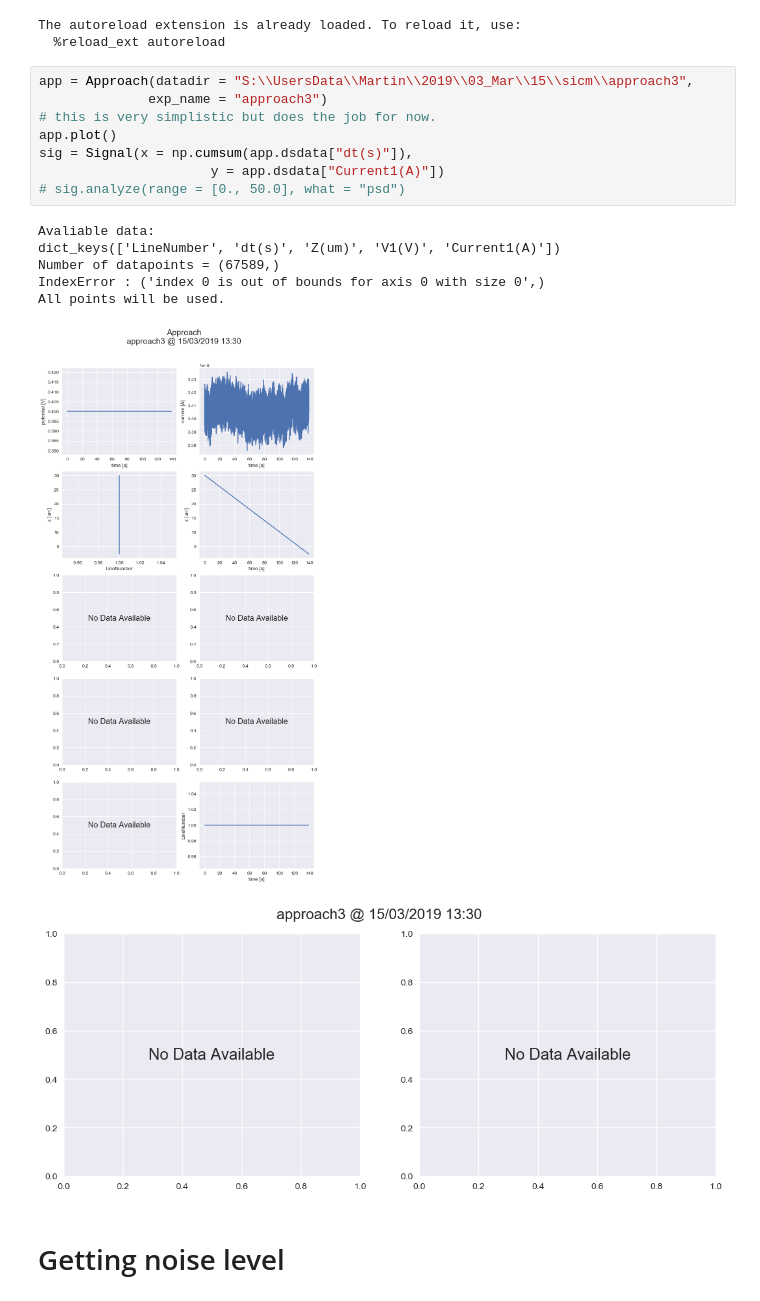
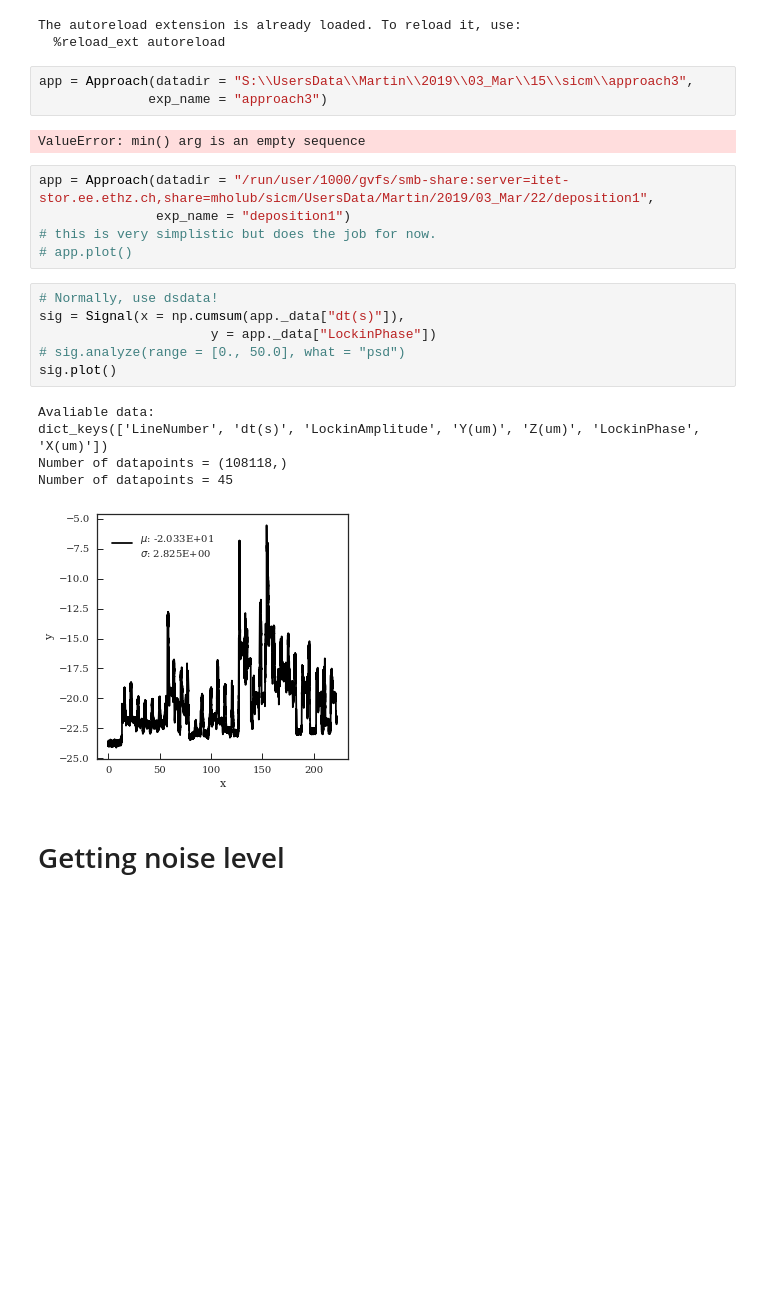
Before and after one commit to martinholub/sicm, a Jupyter notebook: notebooks/plots.ipynb, the cells around one changed output. Saved outputs shown, nothing was run; the diff lists cells and outputs as text; blank space fills up the shorter version.

Commit message:
Read ZetaSizer, plot DLS data
- also some minor touches to plotting

```diff
--- a/notebooks/plots.ipynb
+++ b/notebooks/plots.ipynb
@@ -135,22 +144,28 @@ import numpy as np
 # %% [output]
 The autoreload extension is already loaded. To reload it, use:
   %reload_ext autoreload
+# %%
+app = Approach(datadir = "S:\\UsersData\\Martin\\2019\\03_Mar\\15\\sicm\\approach3",
+              exp_name = "approach3")
+# %% [output]
+ValueError: min() arg is an empty sequence
+# %%
+app = Approach(datadir = "/run/user/1000/gvfs/smb-share:server=itet-stor.ee.ethz.ch,share=mholub/sicm/UsersData/Martin/2019/03_Mar/22/deposition1",
+               exp_name = "deposition1")
+# this is very simplistic but does the job for now.
+# app.plot()
 # %%
-app = Approach(datadir = "S:\\UsersData\\Martin\\2019\\03_Mar\\15\\sicm\\approach3",
-              exp_name = "approach3")
-# this is very simplistic but does the job for now.
-app.plot()
-sig = Signal(x = np.cumsum(app.dsdata["dt(s)"]),
-                      y = app.dsdata["Current1(A)"])
+# Normally, use dsdata!
+sig = Signal(x = np.cumsum(app._data["dt(s)"]),
+                      y = app._data["LockinPhase"])
 # sig.analyze(range = [0., 50.0], what = "psd")
+sig.plot()
 # %% [output]
 Avaliable data:
-dict_keys(['LineNumber', 'dt(s)', 'Z(um)', 'V1(V)', 'Current1(A)'])
-Number of datapoints = (67589,)
-IndexError : ('index 0 is out of bounds for axis 0 with size 0',)
-All points will be used.
+dict_keys(['LineNumber', 'dt(s)', 'LockinAmplitude', 'Y(um)', 'Z(um)', 'LockinPhase', 'X(um)'])
+Number of datapoints = (108118,)
+Number of datapoints = 45
-[figure, old version]
+[figure, new version]
-[figure, removed]
 # %% [markdown]
 # Getting noise level
 # %%
```
Also changed, not shown: parts of 12 cells of this notebook, 10 other files.
